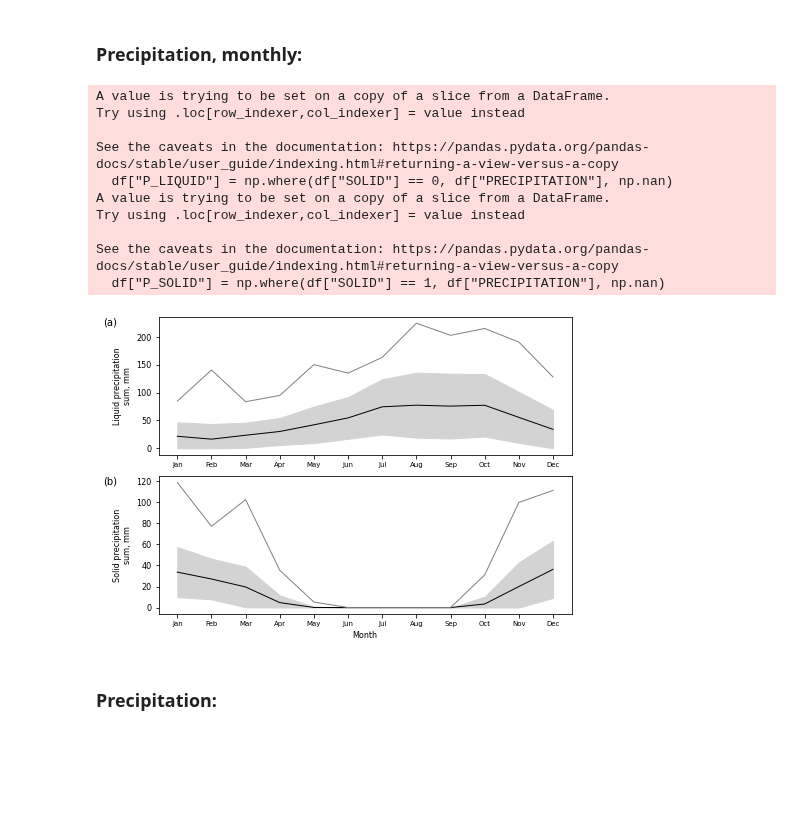
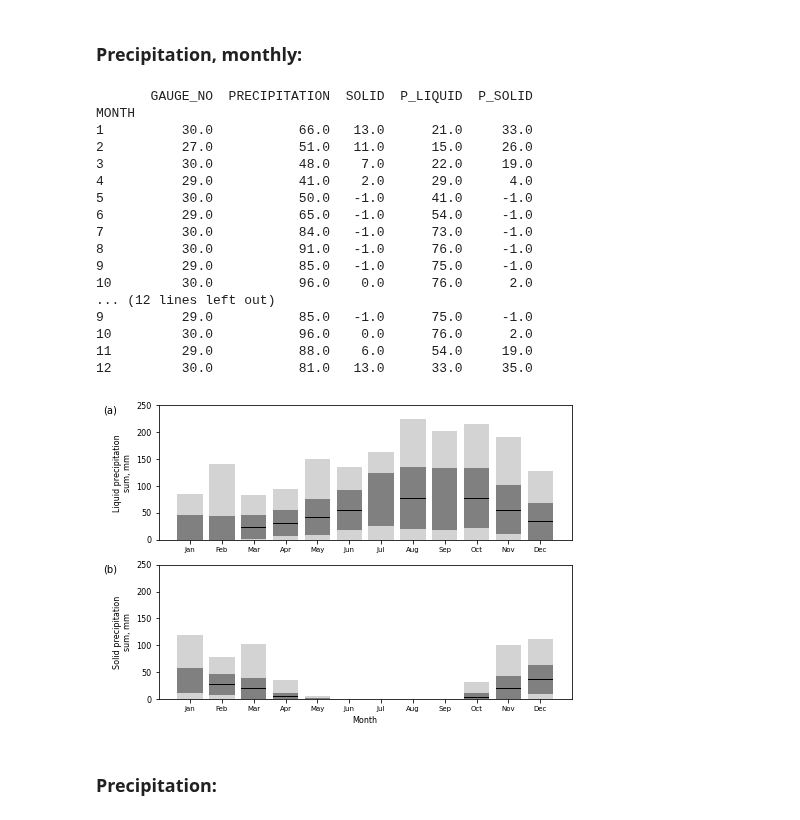
Before and after one commit to shi-hydrology/lammin-suo-plots, a Jupyter notebook: lammin_suo_plots.ipynb, the cells around one changed output. Saved outputs shown, nothing was run; the diff lists cells and outputs as text; code cells hidden in the pictures; blank space fills up the shorter version.

```diff
--- a/lammin_suo_plots.ipynb
+++ b/lammin_suo_plots.ipynb
@@ -232,46 +238,71 @@ max_df = df.groupby(["MONTH"]).max()
 min_df = df.groupby(["MONTH"]).min()  # contains zeroes only, useless
 # print(min_df)
 fig, ax = plt.subplots(2, 1)
 fig.set_size_inches(2*wu, 2*hu)
 
 def plot_prec(ax, mean, std, max_df, col_name):
     ax.plot(mean.index, mean[col_name], color="k", linewidth=1)
     upper_list = mean + std
     # upper_list.replace(0, np.nan, inplace=True)
     lower_list = mean - std
     lower_list = lower_list.clip(lower=0)
     ax.fill_between(mean.index, upper_list[col_name], lower_list[col_name], color="lightgrey")
     ax.plot(mean.index, max_df[col_name], color="grey", linewidth=1)
 
-plot_prec(ax[0], mean, std, max_df, "P_LIQUID")
-plot_prec(ax[1], mean, std, max_df, "P_SOLID")
+
+def bar_prec(ax, mean, std, max_df, col_name):
+    upper_list = mean + std
+    lower_list = mean - std
+    lower_list = lower_list.clip(lower=0)
+    shader = round(mean, 0) - 1
+    print(shader)
+    ax.set_ylim(0, 250)
+    # from the highest bar to the lowest:
+    ax.bar(mean.index, max_df[col_name], color="lightgrey", linewidth=0)
+    ax.bar(mean.index, upper_list[col_name], color="grey", linewidth=0)
+    ax.bar(mean.index, round(mean[col_name], 0), color="k", linewidth=0)
+    ax.bar(mean.index, shader[col_name], color="grey", linewidth=0)
+    ax.bar(mean.index, lower_list[col_name], color="lightgrey", linewidth=0)
+
+
+# plot_prec(ax[0], mean, std, max_df, "P_LIQUID")
+# plot_prec(ax[1], mean, std, max_df, "P_SOLID")
+bar_prec(ax[0], mean, std, max_df, "P_LIQUID")
+bar_prec(ax[1], mean, std, max_df, "P_SOLID")
 
 ax[-1].set_xlabel("Month")
 months = ("Jan", "Feb", "Mar", "Apr", "May", "Jun", "Jul", "Aug", "Sep", "Oct", "Nov", "Dec")
 for a in ax:
     plt.sca(a)
     plt.xticks(np.linspace(1, 12, num=len(months)), months)
 
 ax[0].set_ylabel("Liquid precipitation\nsum, mm")
 ax[1].set_ylabel("Solid precipitation\nsum, mm")
 mark_axes(ax, py=1.0)
 
 fig.tight_layout()
 
 fig_path = os.path.join(fig_dir, "test_02x.png")
 plt.savefig(fig_path, dpi=300, transparent=False, facecolor="white")
 # %% [output]
-A value is trying to be set on a copy of a slice from a DataFrame.
-Try using .loc[row_indexer,col_indexer] = value instead
-
-See the caveats in the documentation: https://pandas.pydata.org/pandas-docs/stable/user_guide/indexing.html#returning-a-view-versus-a-copy
-  df["P_LIQUID"] = np.where(df["SOLID"] == 0, df["PRECIPITATION"], np.nan)
-A value is trying to be set on a copy of a slice from a DataFrame.
-Try using .loc[row_indexer,col_indexer] = value instead
-
-See the caveats in the documentation: https://pandas.pydata.org/pandas-docs/stable/user_guide/indexing.html#returning-a-view-versus-a-copy
-  df["P_SOLID"] = np.where(df["SOLID"] == 1, df["PRECIPITATION"], np.nan)
+       GAUGE_NO  PRECIPITATION  SOLID  P_LIQUID  P_SOLID
+MONTH
+1          30.0           66.0   13.0      21.0     33.0
+2          27.0           51.0   11.0      15.0     26.0
+3          30.0           48.0    7.0      22.0     19.0
+4          29.0           41.0    2.0      29.0      4.0
+5          30.0           50.0   -1.0      41.0     -1.0
+6          29.0           65.0   -1.0      54.0     -1.0
+7          30.0           84.0   -1.0      73.0     -1.0
+8          30.0           91.0   -1.0      76.0     -1.0
+9          29.0           85.0   -1.0      75.0     -1.0
+10         30.0           96.0    0.0      76.0      2.0
+... (12 lines left out)
+9          29.0           85.0   -1.0      75.0     -1.0
+10         30.0           96.0    0.0      76.0      2.0
+11         29.0           88.0    6.0      54.0     19.0
+12         30.0           81.0   13.0      33.0     35.0
-[figure, old version]
+[figure, new version]
 # %% [markdown]
 ### Precipitation:
 # %%
```
Also changed, not shown: parts of 4 cells of this notebook.
